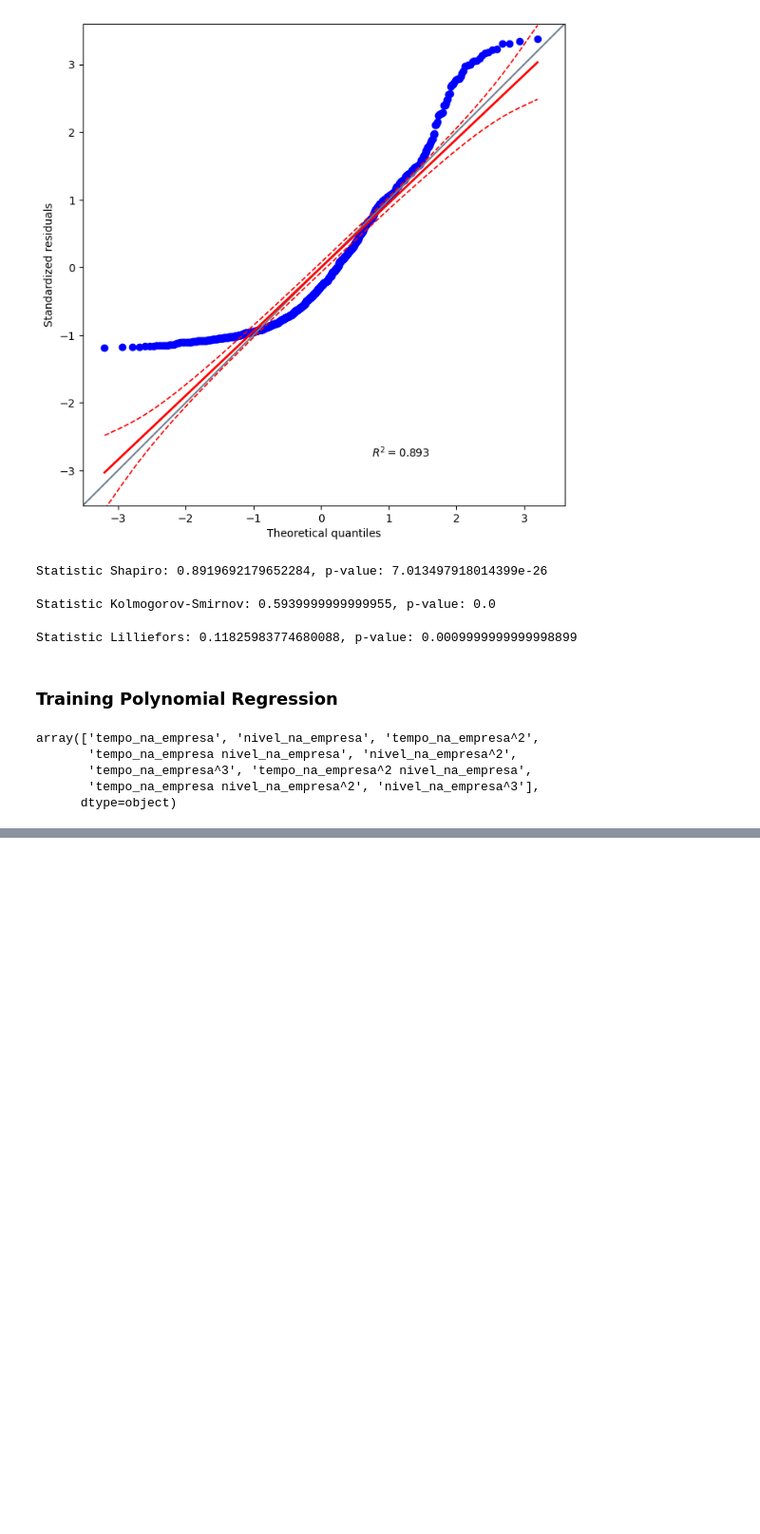
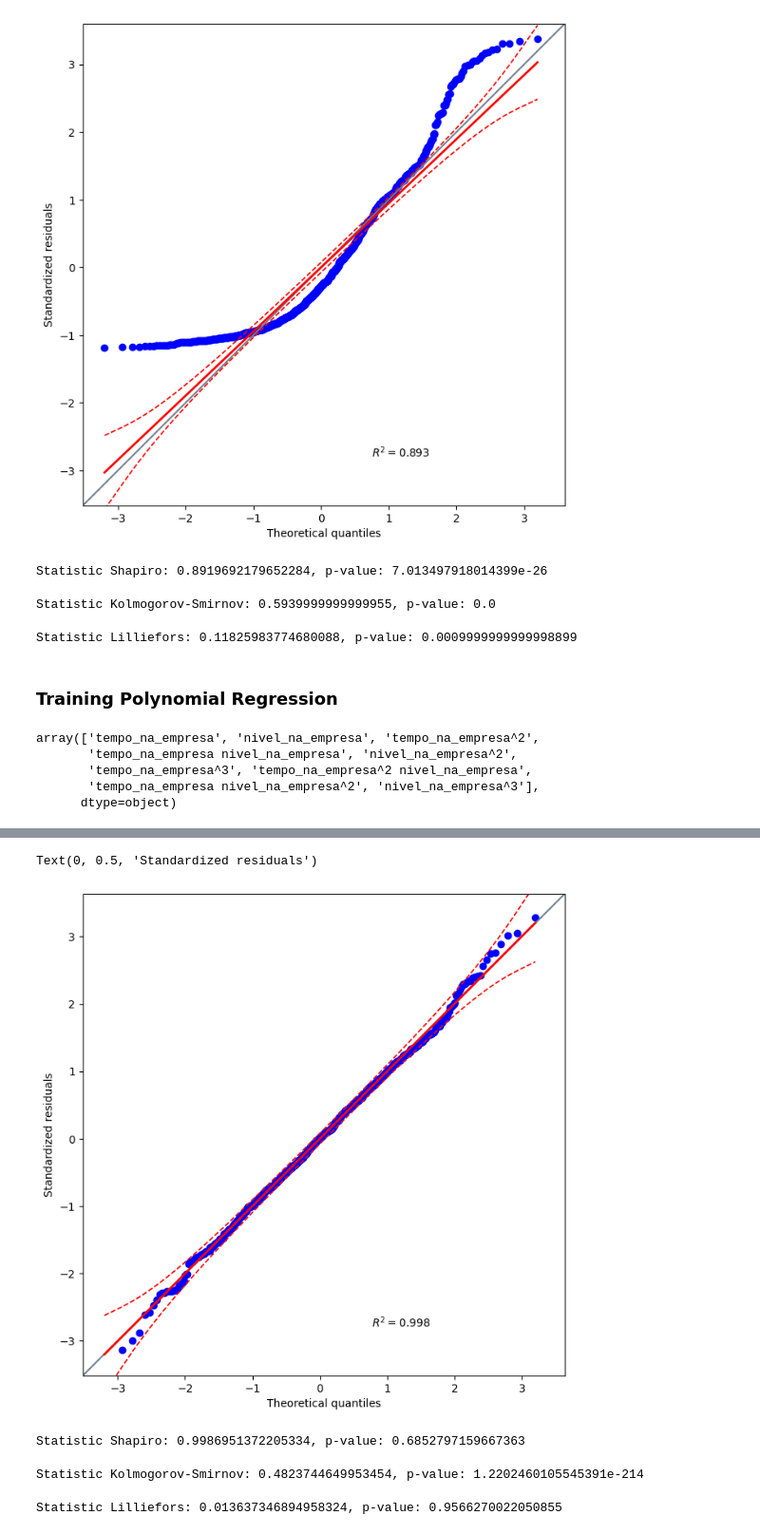
Before and after one commit to RanielliMontagna/ia-learning, a Jupyter notebook: polynomial_regression/salary_model.ipynb, the cells around one changed output, grey strips where cells are left out. Shown at 95% size. Drawn from its saved outputs; the diff is of its cells as text; code cells hidden in the pictures; blank space fills up the shorter version.

```diff
--- a/polynomial_regression/salary_model.ipynb
+++ b/polynomial_regression/salary_model.ipynb
@@ -428,0 +460,31 @@ plt.grid()
+# %%
+# Check residuals follow a normal distribution
+import pingouin as pg
+plt.figure(figsize=(14,8))
+pg.qqplot(residuals_std, dist='norm', confidence=.95)
+plt.xlabel('Theoretical quantiles')
+plt.ylabel('Standardized residuals')
+# %% [output]
+Text(0, 0.5, 'Standardized residuals')
+[figure, added]
+# %%
+# Normality test - Shapiro-Wilk
+from scipy.stats import shapiro, kstest
+from statsmodels.stats.diagnostic import lilliefors
+
+stat_shapiro, p_value_shapiro = shapiro(residuals)
+print(f'Statistic Shapiro: {stat_shapiro}, p-value: {p_value_shapiro}')
+# %% [output]
+Statistic Shapiro: 0.9986951372205334, p-value: 0.6852797159667363
+# %%
+# Normality test - Kolmogorov-Smirnov
+stat_kstest, p_value_kstest = kstest(residuals, 'norm')
+print(f'Statistic Kolmogorov-Smirnov: {stat_kstest}, p-value: {p_value_kstest}')
+# %% [output]
+Statistic Kolmogorov-Smirnov: 0.4823744649953454, p-value: 1.2202460105545391e-214
+# %%
+# Normality test - Lilliefors
+stat_lilliefors, p_value_lilliefors = lilliefors(residuals, dist='norm', pvalmethod='table')
+print(f'Statistic Lilliefors: {stat_lilliefors}, p-value: {p_value_lilliefors}')
+# %% [output]
+Statistic Lilliefors: 0.013637346894958324, p-value: 0.9566270022050855
```
Also changed, not shown: parts of 8 cells of this notebook.
